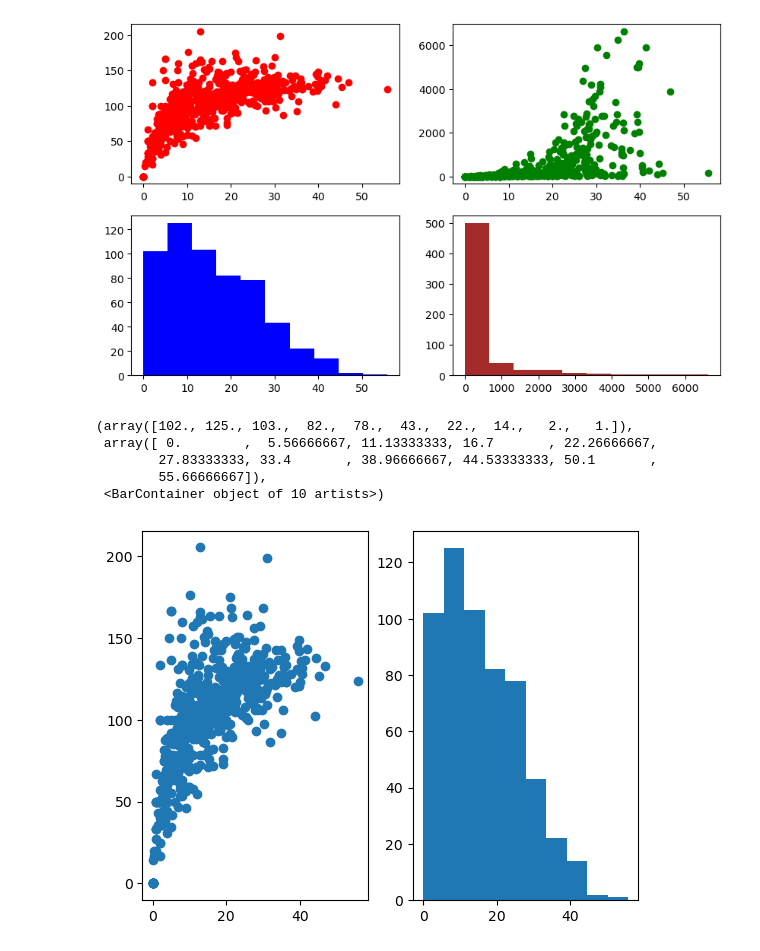
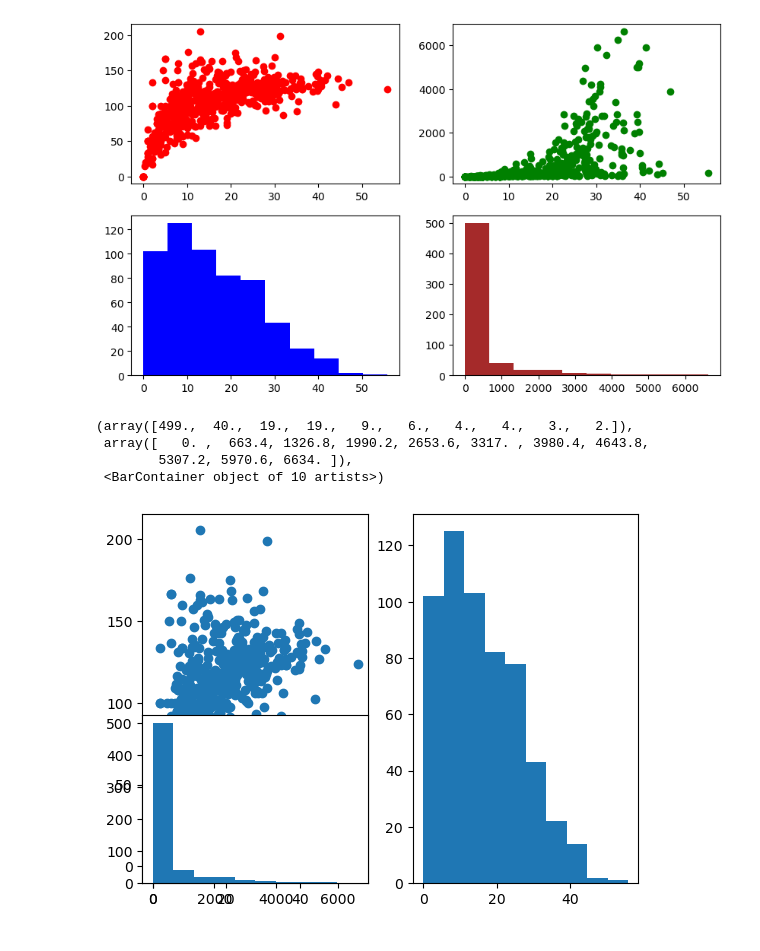
Before and after one commit to shubhammgits/Python-DS-AIML, a Jupyter notebook: MATPLOTLIB/advanced.ipynb, the cells around one changed output. Drawn from its saved outputs; the diff is of its cells as text; code cells hidden in the pictures.

```diff
--- a/MATPLOTLIB/advanced.ipynb
+++ b/MATPLOTLIB/advanced.ipynb
@@ -202,18 +202,20 @@ ax[1,1].hist(batters['runs'], color='brown')
 # %%
 #another way:
 
 fig = plt.figure()
 
 ax1 = fig.add_subplot(1,2,1)
 ax1.scatter(batters['avg'], batters['strike_rate'])
 
 
 ax2 = fig.add_subplot(1,2,2)
 ax2.hist(batters['avg'])
+
+ax3 = fig.add_subplot(2,2,3)
+ax3.hist(batters['runs'])
 # %% [output]
-(array([102., 125., 103.,  82.,  78.,  43.,  22.,  14.,   2.,   1.]),
- array([ 0.        ,  5.56666667, 11.13333333, 16.7       , 22.26666667,
-        27.83333333, 33.4       , 38.96666667, 44.53333333, 50.1       ,
-        55.66666667]),
+(array([499.,  40.,  19.,  19.,   9.,   6.,   4.,   4.,   3.,   2.]),
+ array([   0. ,  663.4, 1326.8, 1990.2, 2653.6, 3317. , 3980.4, 4643.8,
+        5307.2, 5970.6, 6634. ]),
  <BarContainer object of 10 artists>)
-[figure, old version]
+[figure, new version]
```
